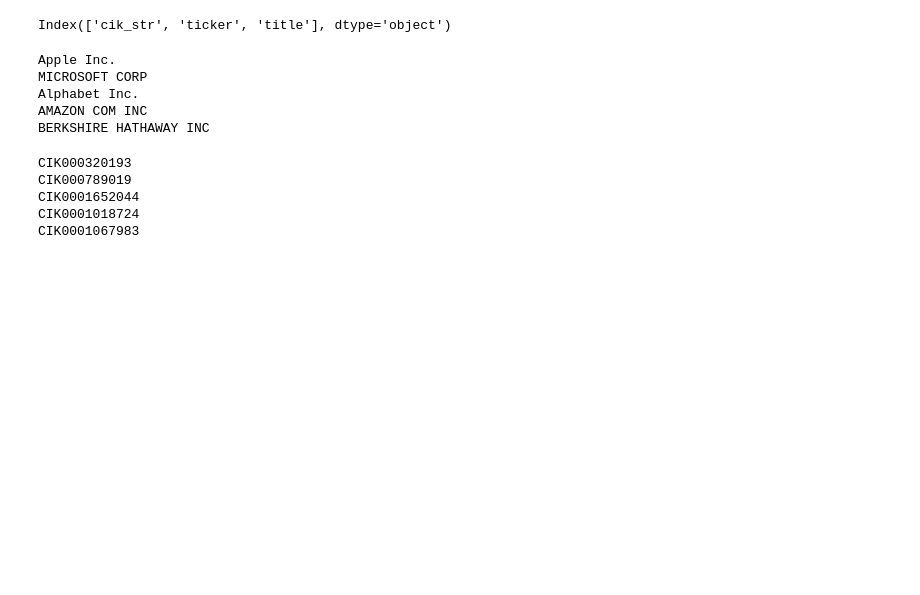
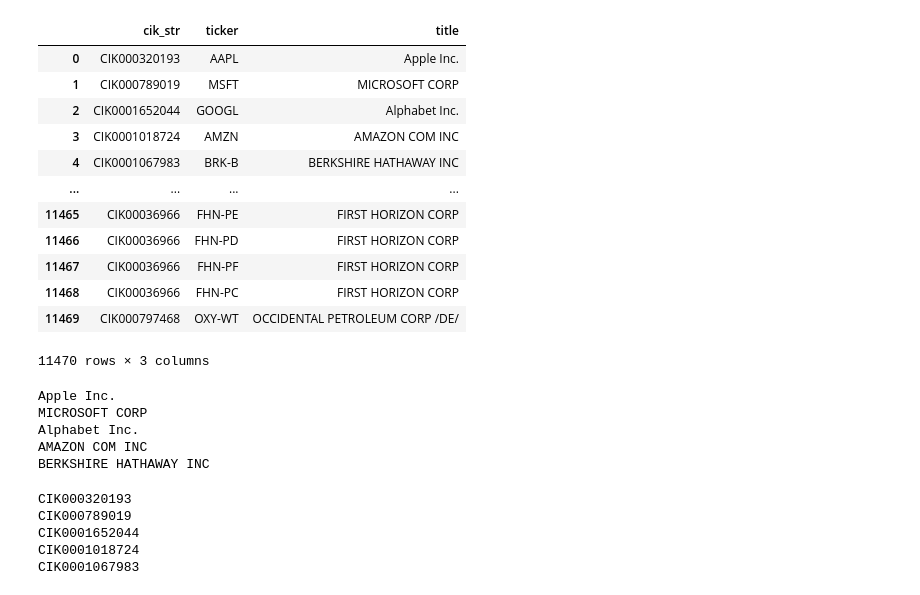
Before and after one commit to niconievadumas/Stock-Price-Predictor, a Jupyter notebook: sec_yt.ipynb, the cells around one changed output. Cells and saved outputs as stored; diff of their text form; code cells hidden in the pictures; blank space fills up the shorter version.

```diff
--- a/sec_yt.ipynb
+++ b/sec_yt.ipynb
@@ -6,14 +6,27 @@ import matplotlib.pyplot as plt
 # %%
 
 headers = {'User-Agent': 'youremail@gmail.com'}
 
 tickers = requests.get("https://www.sec.gov/files/company_tickers.json")
 tickers = pd.json_normalize(pd.json_normalize(tickers.json(), max_level=0).values[0])
 tickers['cik_str'] = 'CIK000' + tickers['cik_str'].astype(str)
 
 tickers.columns
+tickers
 # %% [output]
+|  | cik_str | ticker | title |
+| 0 | CIK000320193 | AAPL | Apple Inc. |
+| 1 | CIK000789019 | MSFT | MICROSOFT CORP |
+| 2 | CIK0001652044 | GOOGL | Alphabet Inc. |
+| 3 | CIK0001018724 | AMZN | AMAZON COM INC |
+| 4 | CIK0001067983 | BRK-B | BERKSHIRE HATHAWAY INC |
+| ... | ... | ... | ... |
+| 11465 | CIK00036966 | FHN-PE | FIRST HORIZON CORP |
+| 11466 | CIK00036966 | FHN-PD | FIRST HORIZON CORP |
+| 11467 | CIK00036966 | FHN-PF | FIRST HORIZON CORP |
+| 11468 | CIK00036966 | FHN-PC | FIRST HORIZON CORP |
+| 11469 | CIK000797468 | OXY-WT | OCCIDENTAL PETROLEUM CORP /DE/ |
-Index(['cik_str', 'ticker', 'title'], dtype='object')
+11470 rows × 3 columns
 # %%
 for i in range(len(tickers[:5])):
 
```
Also changed, not shown: parts of 3 cells of this notebook, 9 other files.
